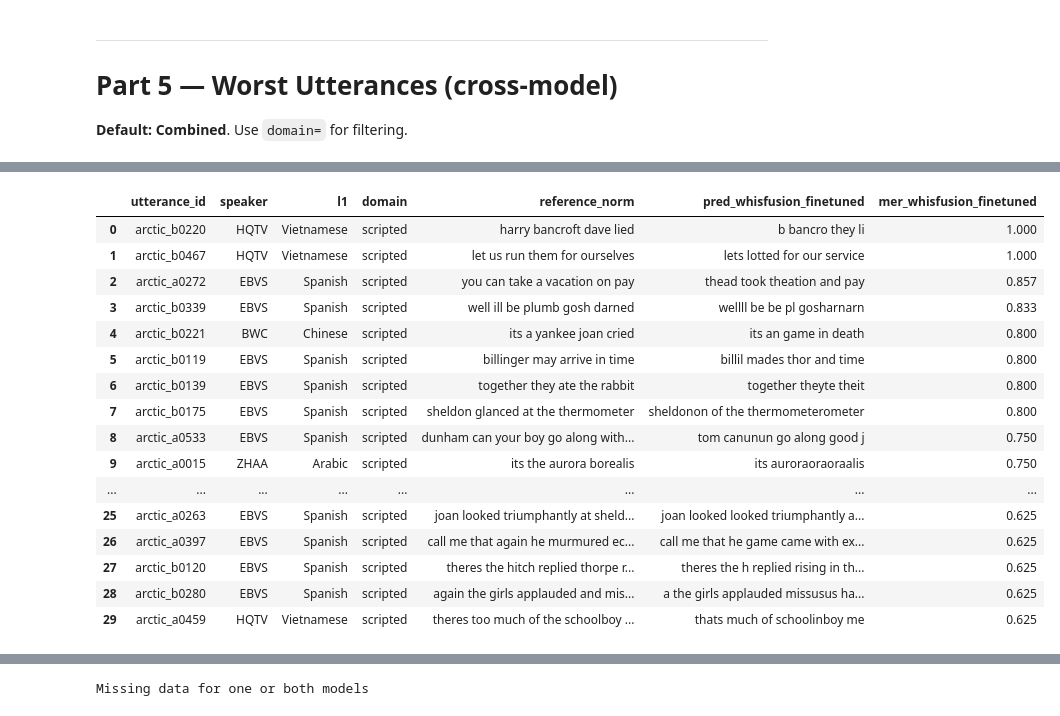
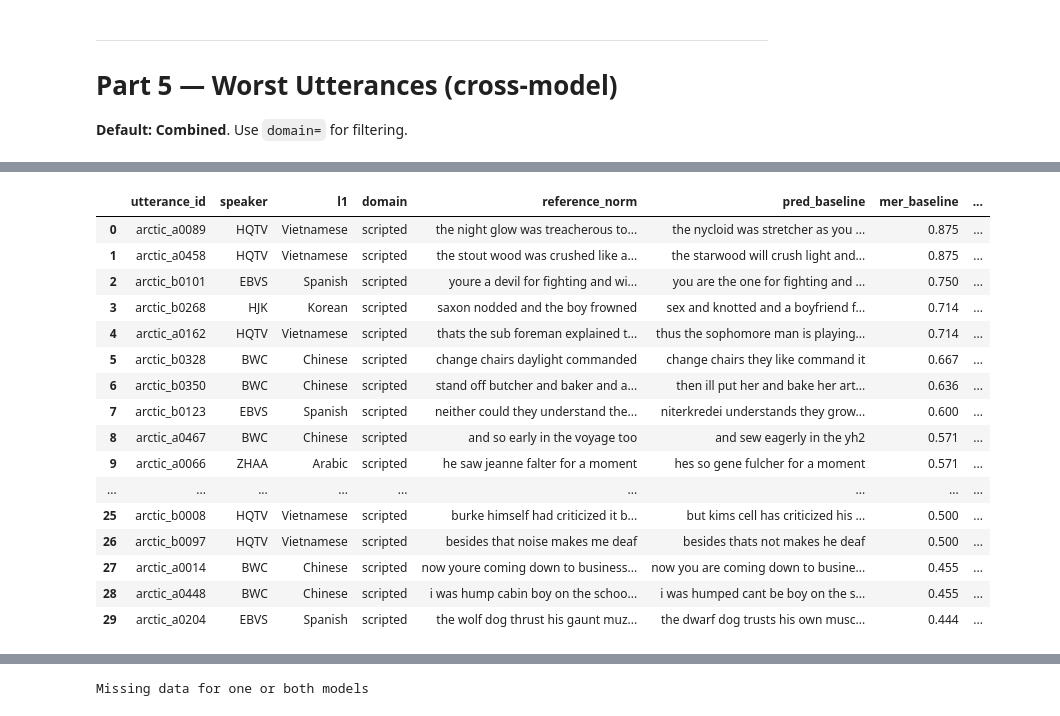
Before and after one commit to Tisya-V/accent-robust-asr, a Jupyter notebook: src/analysis/model_perf_comparison.ipynb, the cells around one changed output, grey strips where cells are left out. Saved outputs shown, nothing was run; the diff lists cells and outputs as text; code cells hidden in the pictures.

```diff
--- a/src/analysis/model_perf_comparison.ipynb
+++ b/src/analysis/model_perf_comparison.ipynb
@@ -270,6 +299,8 @@ plot_summary_bars(domain)
 
   **Default: Combined (all data).** Use `domain=` for domain-specific L1 breakdowns.
 # %%
+display_model_keys = ["baseline"]
+
 def get_l1_breakdown(domain: str | None = None, metric: str = "wer") -> pd.DataFrame:
     """Per-L1 breakdown for a chosen metric."""
     metric = metric.lower()
@@ -312,12 +343,15 @@ metric = "wer"  # "wer" / "mer" / "per"
 l1_df = get_l1_breakdown(domain, metric)
 
 if not l1_df.empty:
+
     l1s = sorted(l1_df["l1"].unique())
     metric_label = "PER (G2P)" if metric == "per" else metric.upper()
 
     # Use actual model keys that exist in MODEL_KEYS and are available
     model_order = list(MODEL_KEYS.keys())
     ordered_items = [(k, MODEL_KEYS[k]) for k in model_order if available(k)]
+    # filter to only those in display_model_keys
+    ordered_items = [(k, label) for k, label in ordered_items if k in display_model_keys]
 
     fig = go.Figure()
     for key, label in ordered_items:
@@ -330,9 +364,7 @@ if not l1_df.empty:
             textposition="outside",
         ))
 
-    domain_str = f" (domain={domain})" if domain else " (All Data)"
     fig.update_layout(
-        title=f"{metric_label} by L1{domain_str}",
         barmode="group",
         yaxis=dict(title=metric_label, tickformat=".0%"),
         legend=dict(orientation="h", y=1.12, xanchor="center", x=0.5),
@@ -352,6 +384,6 @@ if not l1_df.empty:
                 f"{metric}_delta_pct": "{:+.1f}%",
                 "per": lambda v: f"{v:.4f}" if pd.notna(v) else "—",
             })
-            .set_caption(f"{domain_str} — Per-L1 {metric_label}")
+            .set_caption(f" Per-L1 {metric_label}")
     )
 # %% [output]
@@ -498,9 +515,10 @@ No data available for metric='mer' and domain='None'.
 # ── Worst utterances per model — cross-model comparison ───────────────────────
 N_WORST = 30
 models = [
-    # "baseline",
+    "baseline",
+    "bridge_dtw_x0_cond_lowsigma"
     # "whisper_finetuned",
-    "whisfusion_finetuned",
+    # "whisfusion_finetuned",
     # "whisfusion_with_perturbs",
 ]
 domain = "scripted"  # None = all data; "scripted"; "spontaneous"
@@ -520,19 +538,36 @@ base_df = get_data(base_key, domain)
 if base_df is None:
     raise ValueError(f"Missing data for {base_key}")
 
+# ── Build utterance intersection across all models ────────────────────────────
+# Restricts worst-N search to utterances evaluated by every model in the list,
+# so bridge predictions are never NaN because the anchor drew from a larger pool.
+common_utts = None
+for key in models:
+    df_k = get_data(key, domain)
+    if df_k is None:
+        continue
+    ids_k = set(map(tuple, df_k[join_keys].itertuples(index=False, name=None)))
+    common_utts = ids_k if common_utts is None else common_utts & ids_k
+
+def restrict_to_common(df: pd.DataFrame) -> pd.DataFrame:
+    mask = pd.Series(
+        list(map(tuple, df[join_keys].itertuples(index=False, name=None))),
+        index=df.index,
+    ).isin(common_utts)
+    return df[mask].copy()
+
+print(f"Common utterances across {models}: {len(common_utts):,}")
+
 for anchor_key in models:
     if not available(anchor_key):
         continue
 
-    anchor_df = get_data(anchor_key, domain)
-    if anchor_df is None:
-        continue
+    anchor_df = restrict_to_common(get_data(anchor_key, domain))
+    base_df_f = restrict_to_common(base_df)
 
     if exclude_l1s:
-        anchor_df = anchor_df[~anchor_df["l1"].isin(exclude_l1s)].copy()
-        base_df_f = base_df[~base_df["l1"].isin(exclude_l1s)].copy()
-    else:
-        base_df_f = base_df
+        anchor_df = anchor_df[~anchor_df["l1"].isin(exclude_l1s)]
+        base_df_f = base_df_f[~base_df_f["l1"].isin(exclude_l1s)]
 
     if metric_col not in anchor_df.columns:
         print(f"Skipping {anchor_key}: missing {metric_col}")
@@ -557,11 +592,11 @@ for anchor_key in models:
         if not available(key):
             continue
 
-        other = get_data(key, domain)
+        other = restrict_to_common(get_data(key, domain))
         if other is None:
             continue
         if exclude_l1s:
-            other = other[~other["l1"].isin(exclude_l1s)].copy()
+            other = other[~other["l1"].isin(exclude_l1s)]
         if metric_col not in other.columns:
             continue
 
@@ -598,17 +634,17 @@ Top-30 Worst Utterances by MER for WhisFusion FT (domain=scripted)
-|  | utterance_id | speaker | l1 | domain | reference_norm | pred_whisfusion_finetuned | mer_whisfusion_finetuned |
-| 0 | arctic_b0220 | HQTV | Vietnamese | scripted | harry bancroft dave lied | b bancro they li | 1.000 |
-| 1 | arctic_b0467 | HQTV | Vietnamese | scripted | let us run them for ourselves | lets lotted for our service | 1.000 |
-| 2 | arctic_a0272 | EBVS | Spanish | scripted | you can take a vacation on pay | thead took theation and pay | 0.857 |
-| 3 | arctic_b0339 | EBVS | Spanish | scripted | well ill be plumb gosh darned | wellll be be pl gosharnarn | 0.833 |
-| 4 | arctic_b0221 | BWC | Chinese | scripted | its a yankee joan cried | its an game in death | 0.800 |
-| 5 | arctic_b0119 | EBVS | Spanish | scripted | billinger may arrive in time | billil mades thor and time | 0.800 |
-| 6 | arctic_b0139 | EBVS | Spanish | scripted | together they ate the rabbit | together theyte theit | 0.800 |
-| 7 | arctic_b0175 | EBVS | Spanish | scripted | sheldon glanced at the thermometer | sheldonon of the thermometerometer | 0.800 |
-| 8 | arctic_a0533 | EBVS | Spanish | scripted | dunham can your boy go along with... | tom canunun go along good j | 0.750 |
-| 9 | arctic_a0015 | ZHAA | Arabic | scripted | its the aurora borealis | its auroraoraoraalis | 0.750 |
-| ... | ... | ... | ... | ... | ... | ... | ... |
-| 25 | arctic_a0263 | EBVS | Spanish | scripted | joan looked triumphantly at sheld... | joan looked looked triumphantly a... | 0.625 |
-| 26 | arctic_a0397 | EBVS | Spanish | scripted | call me that again he murmured ec... | call me that he game came with ex... | 0.625 |
-| 27 | arctic_b0120 | EBVS | Spanish | scripted | theres the hitch replied thorpe r... | theres the h replied rising in th... | 0.625 |
-| 28 | arctic_b0280 | EBVS | Spanish | scripted | again the girls applauded and mis... | a the girls applauded missusus ha... | 0.625 |
-| 29 | arctic_a0459 | HQTV | Vietnamese | scripted | theres too much of the schoolboy ... | thats much of schoolinboy me | 0.625 |
+|  | utterance_id | speaker | l1 | domain | reference_norm | pred_baseline | mer_baseline | ... |
+| 0 | arctic_a0089 | HQTV | Vietnamese | scripted | the night glow was treacherous to... | the nycloid was stretcher as you ... | 0.875 | ... |
+| 1 | arctic_a0458 | HQTV | Vietnamese | scripted | the stout wood was crushed like a... | the starwood will crush light and... | 0.875 | ... |
+| 2 | arctic_b0101 | EBVS | Spanish | scripted | youre a devil for fighting and wi... | you are the one for fighting and ... | 0.750 | ... |
+| 3 | arctic_b0268 | HJK | Korean | scripted | saxon nodded and the boy frowned | sex and knotted and a boyfriend f... | 0.714 | ... |
+| 4 | arctic_a0162 | HQTV | Vietnamese | scripted | thats the sub foreman explained t... | thus the sophomore man is playing... | 0.714 | ... |
+| 5 | arctic_b0328 | BWC | Chinese | scripted | change chairs daylight commanded | change chairs they like command it | 0.667 | ... |
+| 6 | arctic_b0350 | BWC | Chinese | scripted | stand off butcher and baker and a... | then ill put her and bake her art... | 0.636 | ... |
+| 7 | arctic_b0123 | EBVS | Spanish | scripted | neither could they understand the... | niterkredei understands they grow... | 0.600 | ... |
+| 8 | arctic_a0467 | BWC | Chinese | scripted | and so early in the voyage too | and sew eagerly in the yh2 | 0.571 | ... |
+| 9 | arctic_a0066 | ZHAA | Arabic | scripted | he saw jeanne falter for a moment | hes so gene fulcher for a moment | 0.571 | ... |
+| ... | ... | ... | ... | ... | ... | ... | ... | ... |
+| 25 | arctic_b0008 | HQTV | Vietnamese | scripted | burke himself had criticized it b... | but kims cell has criticized his ... | 0.500 | ... |
+| 26 | arctic_b0097 | HQTV | Vietnamese | scripted | besides that noise makes me deaf | besides thats not makes he deaf | 0.500 | ... |
+| 27 | arctic_a0014 | BWC | Chinese | scripted | now youre coming down to business... | now you are coming down to busine... | 0.455 | ... |
+| 28 | arctic_a0448 | BWC | Chinese | scripted | i was hump cabin boy on the schoo... | i was humped cant be boy on the s... | 0.455 | ... |
+| 29 | arctic_a0204 | EBVS | Spanish | scripted | the wolf dog thrust his gaunt muz... | the dwarf dog trusts his own musc... | 0.444 | ... |
```
Also changed, not shown: parts of 8 cells of this notebook, 41 other files.
